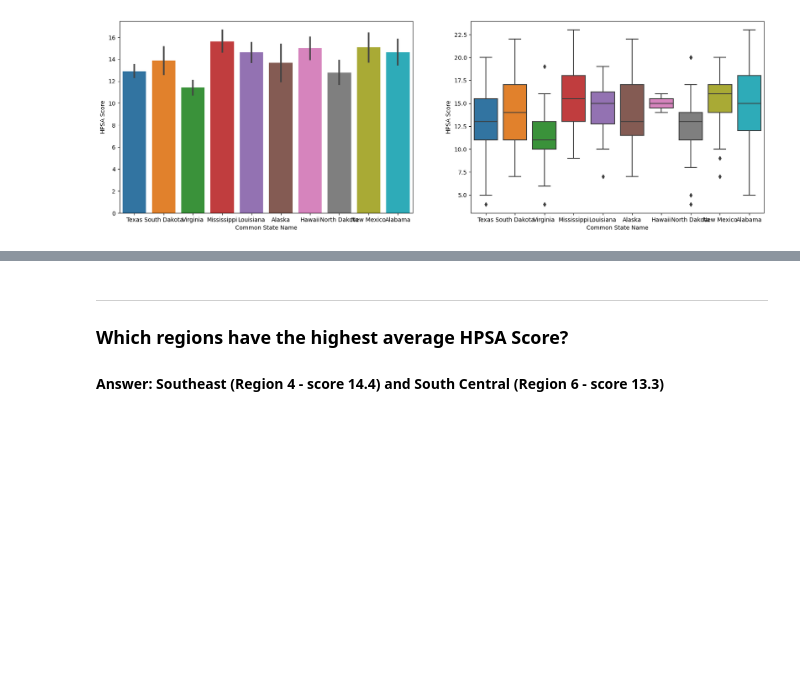
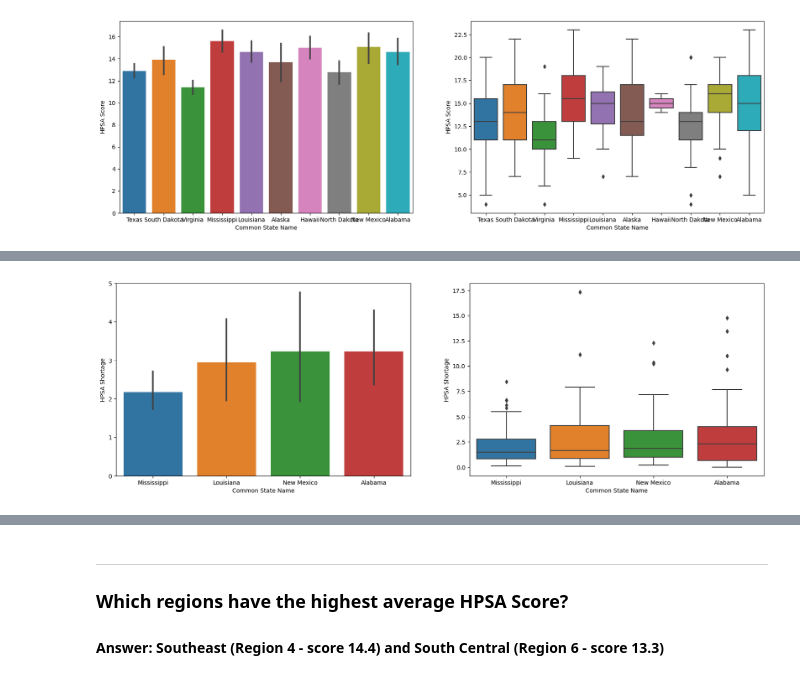
Before and after one commit to valeriemagalong/Healthcare-Shortages, a Jupyter notebook: hpsa_eda.ipynb, the cells around one changed output, grey strips where cells are left out. Saved outputs shown, nothing was run; the diff lists cells and outputs as text; code cells hidden in the pictures; blank space fills up the shorter version.

```diff
--- a/hpsa_eda.ipynb
+++ b/hpsa_eda.ipynb
@@ -205,0 +238,8 @@ Name: HPSA Name, dtype: int64
+# %%
+# Further subset the dataframe to the top five states
+top_four = ['Mississippi', 'New Mexico', 'Louisiana', 'Alabama']
+
+top_four_df = top_five_df[top_five_df['Common State Name'].isin(top_four)]
+
+# Get descriptive statistics for HPSA Shortage
+top_four_df.groupby('Common State Name')['HPSA Shortage'].describe()
@@ -205,0 +253,13 @@ Name: HPSA Name, dtype: int64
+# %%
+# Create barplot and boxplot for HPSA Shortage by state
+plt.figure(figsize = (20, 6))
+
+plt.subplot(1, 2, 1)
+sns.barplot(top_four_df, x = 'Common State Name', y = 'HPSA Shortage')
+
+plt.subplot(1, 2, 2)
+sns.boxplot(top_four_df, x = 'Common State Name', y = 'HPSA Shortage')
+
+plt.show()
+# %% [output]
+[figure, added]
```
Also changed, not shown: parts of 15 cells of this notebook.
